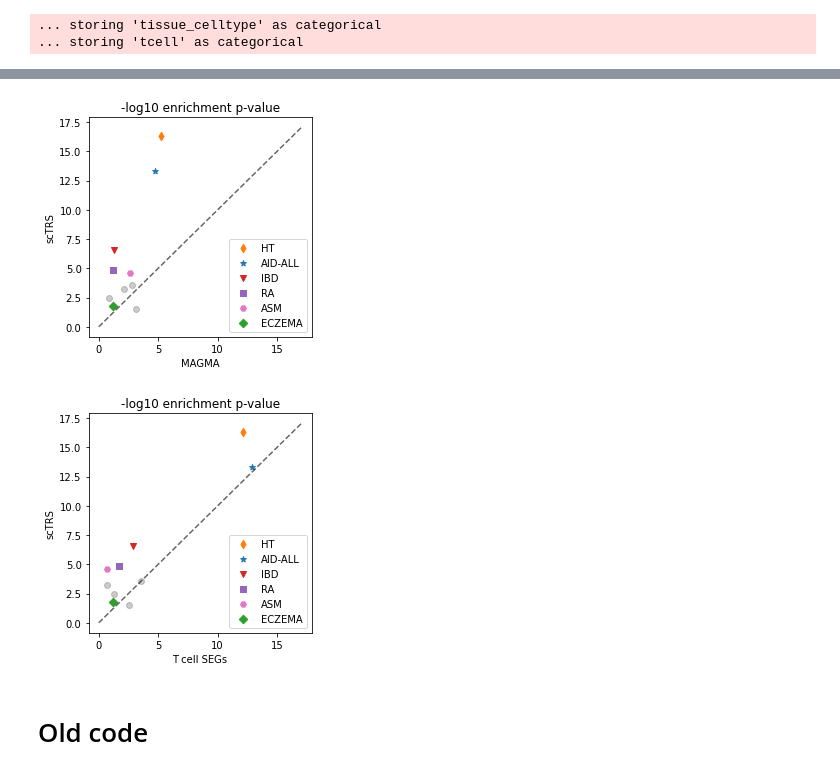
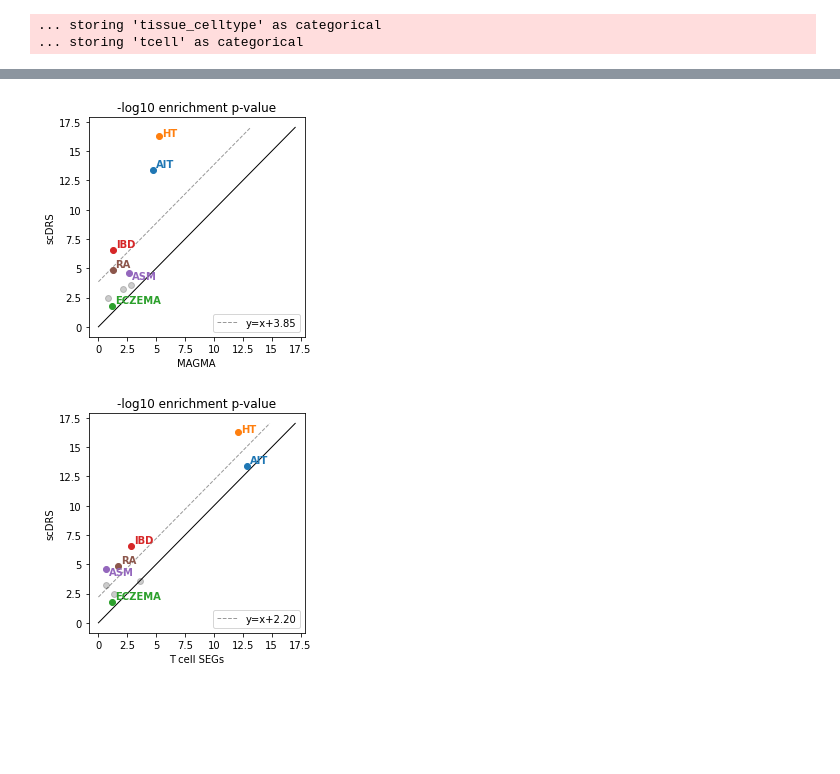
Before and after one commit to martinjzhang/scDRS, a Jupyter notebook: experiments/job.case_tcell/s3_analysis_tcell.ipynb, the cells around one changed output, grey strips where cells are left out. Saved outputs shown, nothing was run; the diff lists cells and outputs as text; code cells hidden in the pictures; blank space fills up the shorter version.

```diff
--- a/experiments/job.case_tcell/s3_analysis_tcell.ipynb
+++ b/experiments/job.case_tcell/s3_analysis_tcell.ipynb
@@ -911,7 +909,7 @@ for trait in DIC_TRAIT_LIST['facs']:
 dic_ref = {'PASS_IBD_deLange2017': 'Fang_NG_2019:UC.drug_target;Fang_NG_2019:CRO.drug_target',
            'PASS_CD_deLange2017': 'Fang_NG_2019:CRO.drug_target',
            'PASS_UC_deLange2017': 'Fang_NG_2019:UC.drug_target',
-           'PASS_Multiple_sclerosis': 'Fang_NG_2019:MS.drug_target',
+#            'PASS_Multiple_sclerosis': 'Fang_NG_2019:MS.drug_target',
            'PASS_Rheumatoid_Arthritis': 'Fang_NG_2019:RA.drug_target',
            'UKB_460K.disease_AID_ALL': 'Freund_AJHG_2018:Immune_Dysregulation',
            'UKB_460K.disease_ALLERGY_ECZEMA_DIAGNOSED': 'Fang_NG_2019:ALG.drug_target',
@@ -952,0 +956,18 @@ for res in ['gwas', 'sctrs', 'tcell']:
+# %%
+# Find examples
+for trait in dic_ref:
+    gs_sctrs = dic_gs['%s.sctrs'%(trait)] & background_set
+    gs_gwas = dic_gs['%s.gwas'%(trait)] & background_set
+    gs_set_ref = dic_gs['%s.ref'%trait] & background_set
+    gs = (gs_sctrs-gs_gwas) & gs_set_ref
+
+    temp_df = df_magma[[trait]].copy()
+    temp_df.sort_values(trait, inplace=True)
+    temp_df['rank.magma'] = np.arange(temp_df.shape[0])+1
+    temp_df = temp_df.loc[[x in gs for x in temp_df.index]]
+    temp_df = temp_df.join(dic_corr_sctrs[trait][['rank.sctrs']])
+
+    print('# %s'%(trait))
+    display(temp_df)
+
+#     break
@@ -953,45 +1039,56 @@ for res in ['gwas', 'sctrs', 'tcell']:
 # %%
 # Scatter plot for comparison
 dic_config = {'gwas': ['C0', 'MAGMA'],
-              'sctrs': ['C1', 'scTRS'],
+              'sctrs': ['C1', 'scDRS'],
               'tcell': ['C2', 'T cell SEGs']}
 
 dic_config_trait = {'UKB_460K.disease_HYPOTHYROIDISM_SELF_REP': ['C1', 'd'],
                     'UKB_460K.disease_AID_ALL': ['C0', '*'],
                     'PASS_IBD_deLange2017': ['C3', 'v'],
-                    'PASS_Rheumatoid_Arthritis': ['C4', 's'],
-                    'UKB_460K.disease_ASTHMA_DIAGNOSED': ['C6', 'H'],
+                    'PASS_Rheumatoid_Arthritis': ['C5', 's'],
+                    'UKB_460K.disease_ASTHMA_DIAGNOSED': ['C4', 'H'],
                     'UKB_460K.disease_ALLERGY_ECZEMA_DIAGNOSED': ['C2', 'D']
                     }
 
-df_plot = dic_stats[res][['GS']].copy()
+df_plot = dic_stats['sctrs'][['GS']].copy()
 for res in dic_config:
     df_plot['%s.nlog10pval'%res] = -np.log10(dic_stats[res].loc[df_plot.index, 'pval'].values)
 df_plot = df_plot.astype(dtype=float)
 df_plot['loc'] = range(df_plot.shape[0])
 
 for res_ref in ['gwas', 'tcell']:
+
+#     res_ = sm.OLS(df_plot['sctrs.nlog10pval'], df_plot['%s.nlog10pval'%res_ref]).fit()
+#     slp_ = res_.params.values[0]
+    itcpt_ = (df_plot['sctrs.nlog10pval'] - df_plot['%s.nlog10pval'%res_ref]).mean()
+
     plt.figure(figsize=[4,4])
     ind_select = (~df_plot.index.isin(dic_config_trait.keys()))
     plt.scatter(df_plot.loc[ind_select, '%s.nlog10pval'%res_ref], df_plot.loc[ind_select, 'sctrs.nlog10pval'],
-                color='k', alpha=0.2)
+                color='k', alpha=0.2, zorder=5)
+    y_val = df_plot['sctrs.nlog10pval'].max()+1
     for trait in dic_config_trait:
         plt.scatter(df_plot.loc[trait, '%s.nlog10pval'%res_ref], df_plot.loc[trait, 'sctrs.nlog10pval'],
-                    color=dic_config_trait[trait][0], marker=dic_config_trait[trait][1],
-                    label=DF_TRAIT_INFO.loc[trait, 'Code'])
+                    color=dic_config_trait[trait][0], zorder=10)
+        y_val = min(df_plot.loc[trait, 'sctrs.nlog10pval']+0.25, y_val-1)
+        plt.text(df_plot.loc[trait, '%s.nlog10pval'%res_ref]+0.25, y_val,
+                 DF_TRAIT_INFO.loc[trait, 'Code'], color=dic_config_trait[trait][0], weight="bold", zorder=10)
     xmin,xmax = plt.xlim()
     ymin,ymax = plt.ylim()
     max_ = max(xmax, ymax)
-    plt.plot([0, max_], [0, max_], '--', color='k', alpha=0.6)
+    plt.plot([0, max_], [0, max_], '-', color='k', alpha=1, zorder=0, linewidth=1)
+#     plt.plot([0, max_/slp_], [0, max_], '--', color='k', linewidth=1, alpha=0.4, label='y=%0.2fx'%slp_)
+    plt.plot([0, max_-itcpt_], [itcpt_, max_], '--', color='k', linewidth=1, alpha=0.4, label='y=x+%0.2f'%itcpt_)
     plt.xlabel(dic_config[res_ref][1])
     plt.ylabel(dic_config['sctrs'][1])
+    plt.xticks([0, 2.5, 5, 7.5, 10, 12.5, 15, 17.5], [0, 2.5, 5, 7.5, 10, 12.5, 15, 17.5])
+    plt.yticks([0, 2.5, 5, 7.5, 10, 12.5, 15, 17.5], [0, 2.5, 5, 7.5, 10, 12.5, 15, 17.5])
     plt.title('-log10 enrichment p-value')
     plt.legend(loc='lower right')
     plt.tight_layout()
     plt.savefig(FIG_PATH+'/comparison_gs_%s.svg'%res_ref)
     plt.show()
+#     break
 # %% [output]
-[figure, old version]
+[figure, new version]
-[figure, old version]
+[figure, new version]
-# %% [markdown]
-# Old code
```
Also changed, not shown: parts of 32 cells of this notebook, 56 other files.
